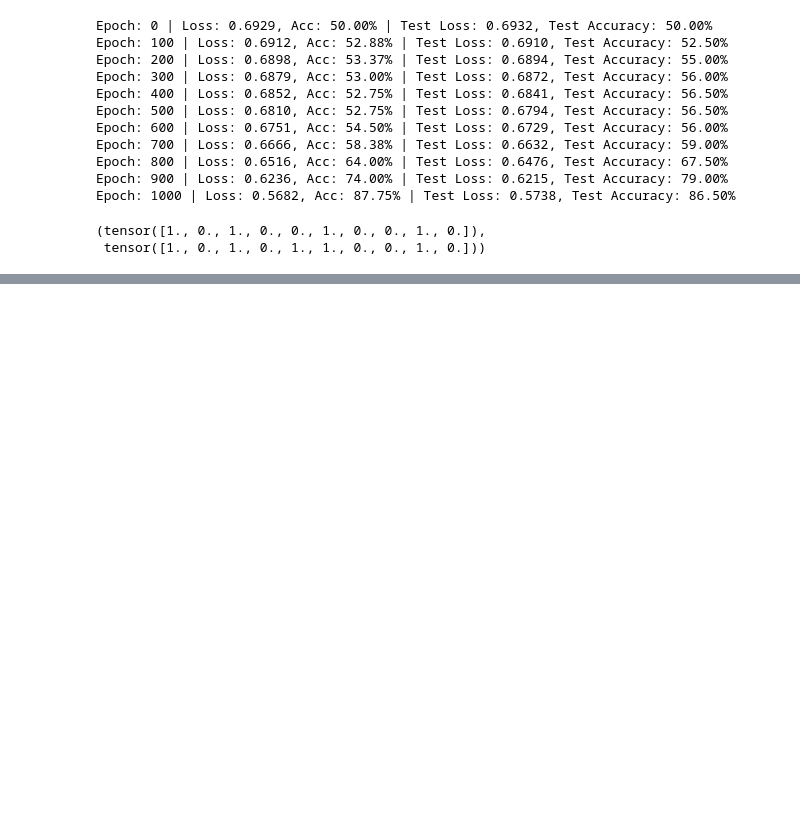
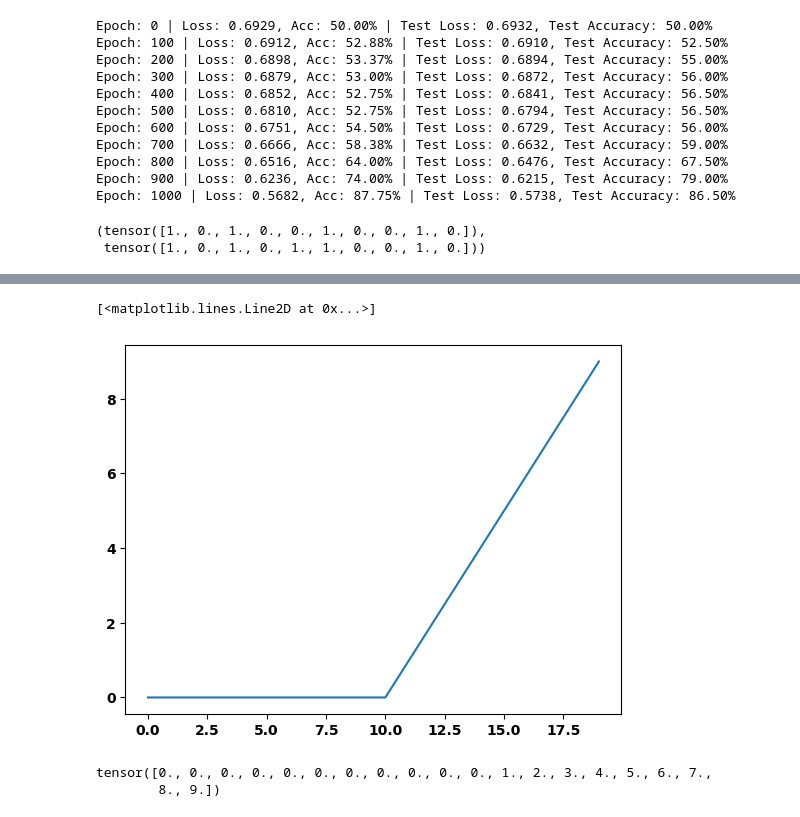
Before and after one commit to ahmad-shafiei/Pytorch_UnderConstruction, a Jupyter notebook: 02_nn_classification.ipynb, the cells around one changed output, grey strips where cells are left out. Drawn from its saved outputs; the diff is of its cells as text; code cells hidden in the pictures; blank space fills up the shorter version.

```diff
--- a/02_nn_classification.ipynb
+++ b/02_nn_classification.ipynb
@@ -747,0 +774,16 @@ plot_decision_boundary(model_3, X_test, y_test)
+# %%
+# perform Relu on this
+B = torch.relu(A)
+plt.plot(B)
+# %% [output]
+[<matplotlib.lines.Line2D at 0x...>]
+[figure, added]
+# %%
+# defining a relu function
+def relu(x: torch.tensor) -> torch.tensor:    ## input must be a tensor -> return tensor too
+    return torch.maximum(x, torch.tensor(0.0))
+
+relu(A)
+# %% [output]
+tensor([0., 0., 0., 0., 0., 0., 0., 0., 0., 0., 0., 1., 2., 3., 4., 5., 6., 7.,
+        8., 9.])
```
Also changed, not shown: parts of 15 cells of this notebook, 2 other files.
